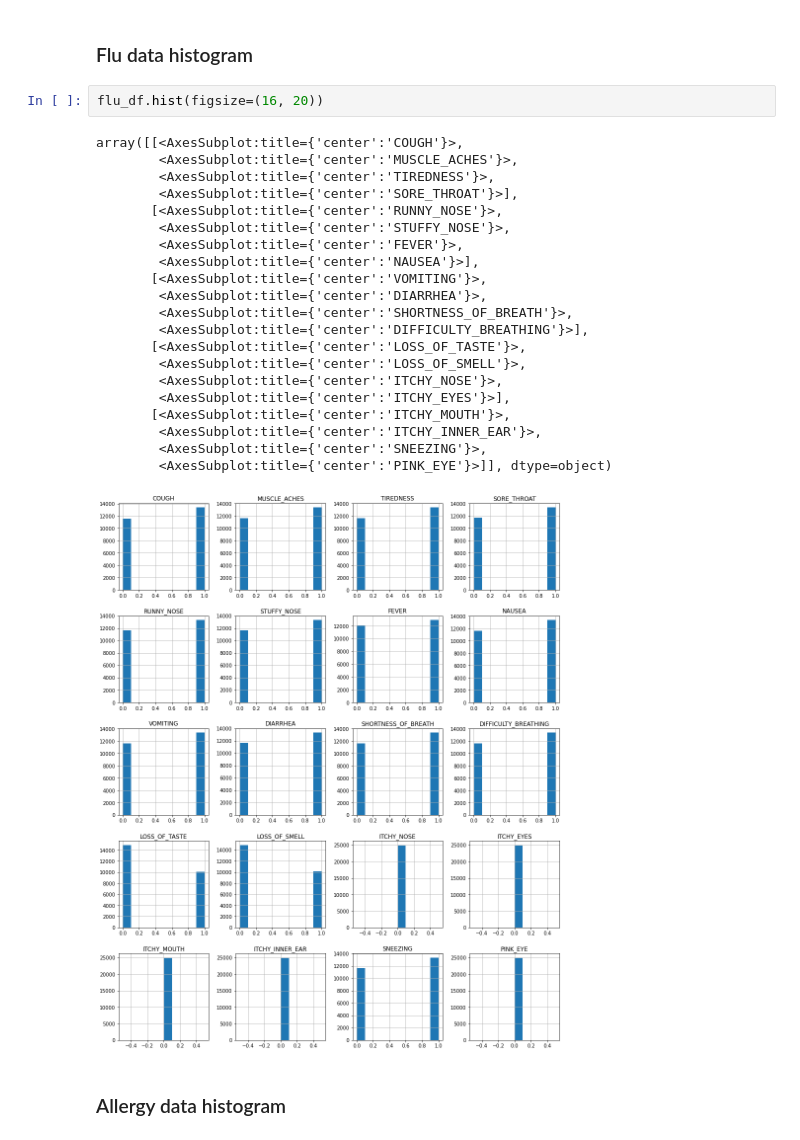
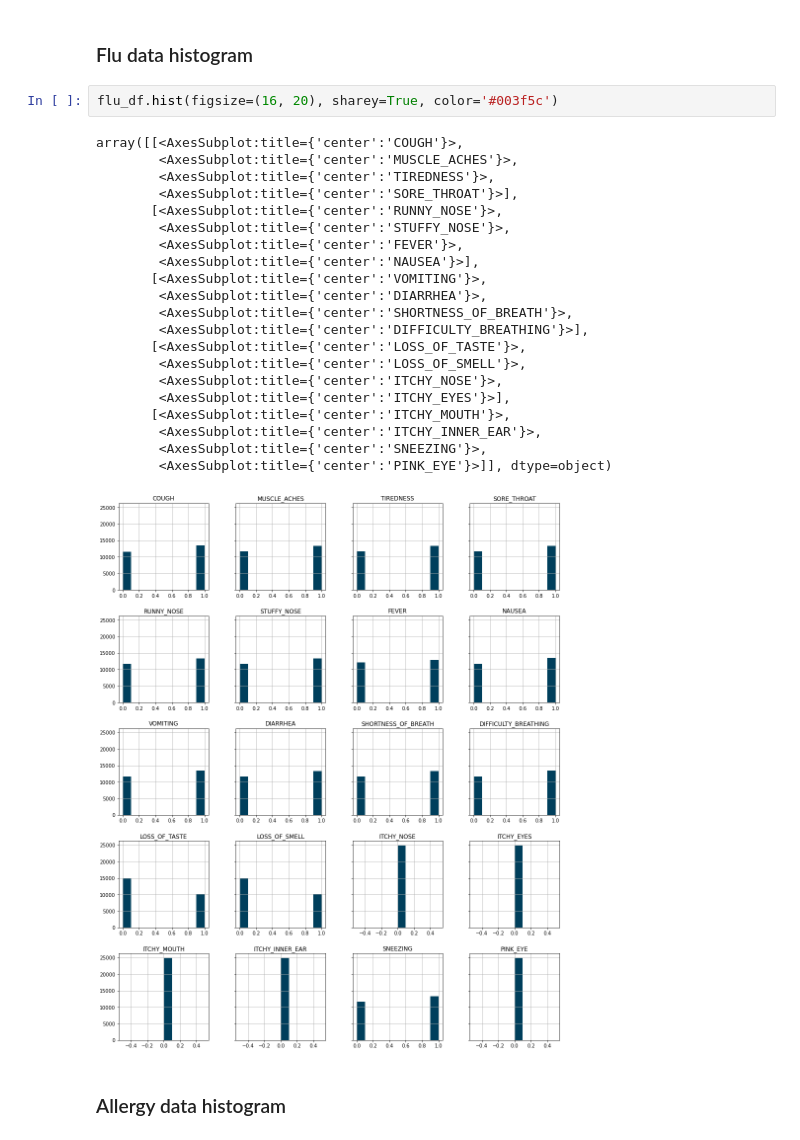
Before and after one commit to reluzita/FEUP-IART-PROJ, a Jupyter notebook: proj2/delivery.ipynb, the cells around one changed output. Saved outputs shown, nothing was run; the diff lists cells and outputs as text.

```diff
--- a/proj2/delivery.ipynb
+++ b/proj2/delivery.ipynb
@@ -155,29 +153,29 @@ array([[<AxesSubplot:title={'center':'COUGH'}>,
 # %% [markdown]
 ### Flu data histogram
 # %%
-flu_df.hist(figsize=(16, 20))
+flu_df.hist(figsize=(16, 20), sharey=True, color='#003f5c')
 # %% [output]
 array([[<AxesSubplot:title={'center':'COUGH'}>,
         <AxesSubplot:title={'center':'MUSCLE_ACHES'}>,
         <AxesSubplot:title={'center':'TIREDNESS'}>,
         <AxesSubplot:title={'center':'SORE_THROAT'}>],
        [<AxesSubplot:title={'center':'RUNNY_NOSE'}>,
         <AxesSubplot:title={'center':'STUFFY_NOSE'}>,
         <AxesSubplot:title={'center':'FEVER'}>,
         <AxesSubplot:title={'center':'NAUSEA'}>],
        [<AxesSubplot:title={'center':'VOMITING'}>,
         <AxesSubplot:title={'center':'DIARRHEA'}>,
         <AxesSubplot:title={'center':'SHORTNESS_OF_BREATH'}>,
         <AxesSubplot:title={'center':'DIFFICULTY_BREATHING'}>],
        [<AxesSubplot:title={'center':'LOSS_OF_TASTE'}>,
         <AxesSubplot:title={'center':'LOSS_OF_SMELL'}>,
         <AxesSubplot:title={'center':'ITCHY_NOSE'}>,
         <AxesSubplot:title={'center':'ITCHY_EYES'}>],
        [<AxesSubplot:title={'center':'ITCHY_MOUTH'}>,
         <AxesSubplot:title={'center':'ITCHY_INNER_EAR'}>,
         <AxesSubplot:title={'center':'SNEEZING'}>,
         <AxesSubplot:title={'center':'PINK_EYE'}>]], dtype=object)
-[figure, old version]
+[figure, new version]
 # %% [markdown]
 ### Allergy data histogram
 # %%
```
Also changed, not shown: parts of 64 cells of this notebook.
